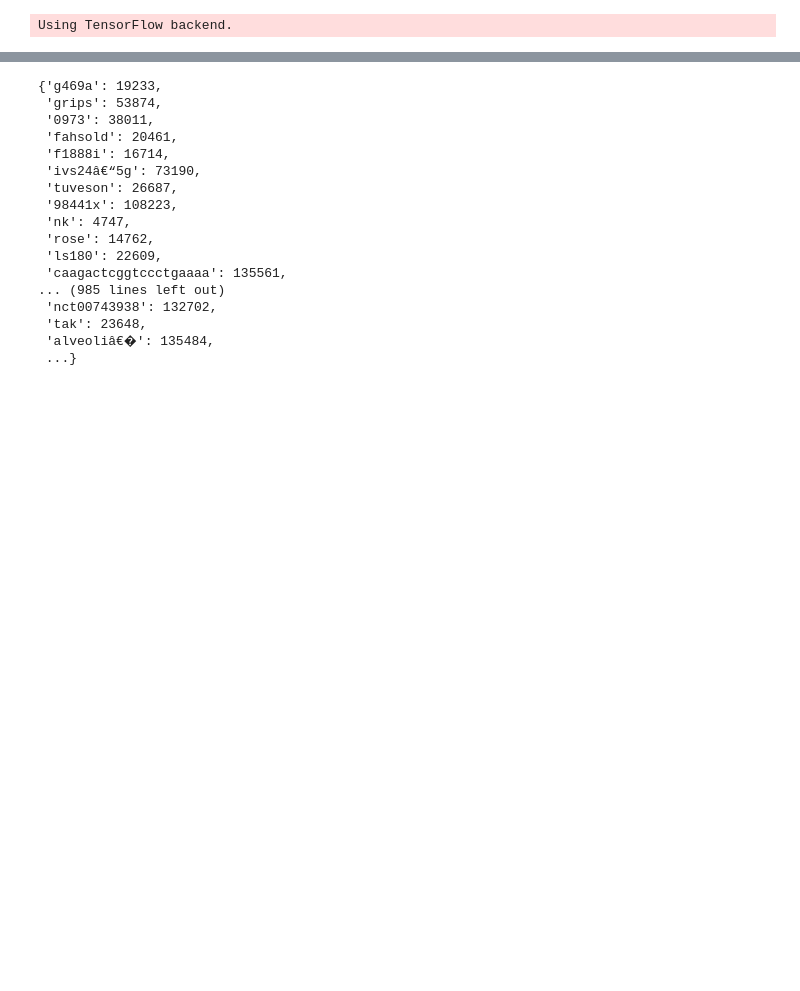
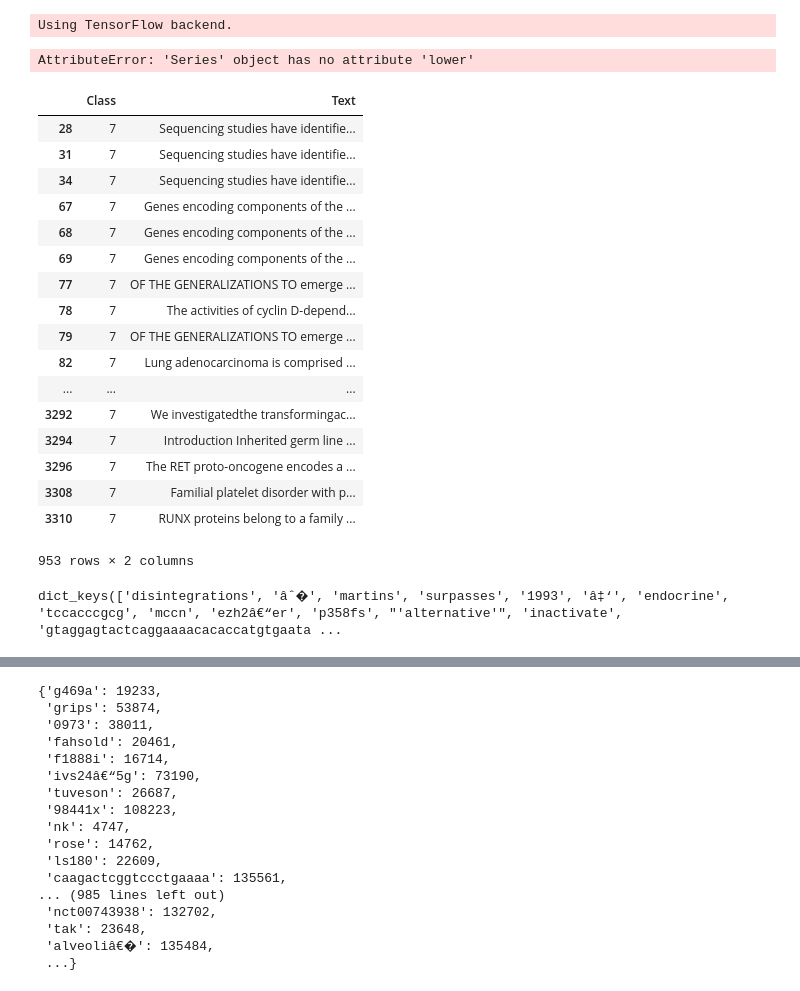
Before and after one commit to jmt7080/Redefine_cancer_treatment, a Jupyter notebook: cancer_notebook.ipynb, the cells around one changed output, grey strips where cells are left out. Saved outputs shown, nothing was run; the diff lists cells and outputs as text; code cells hidden in the pictures; blank space fills up the shorter version.

```diff
--- a/cancer_notebook.ipynb
+++ b/cancer_notebook.ipynb
@@ -645,6 +649,36 @@ from keras.layers.convolutional import MaxPooling1D
 Using TensorFlow backend.
 # %%
 sample1 = train_text['Text'][0]
-sample2 = train_text['Text']
+sample2 = train_combined[['Class', 'Text']]
 
 target2 = to_categorical(train_combined['Class'])
+# %%
+grp7 = sample2.groupby('Class').get_group(7)
+
+raw_text = grp7['Text'].lower()
+chars = sorted(list(set(raw_text)))
+n_chars = len(raw_text)
+n_vocab = len(chars)
+# %% [output]
+AttributeError: 'Series' object has no attribute 'lower'
+# %%
+grp7
+# %% [output]
+|  | Class | Text |
+| 28 | 7 | Sequencing studies have identifie... |
+| 31 | 7 | Sequencing studies have identifie... |
+| 34 | 7 | Sequencing studies have identifie... |
+| 67 | 7 | Genes encoding components of the ... |
+| 68 | 7 | Genes encoding components of the ... |
+| 69 | 7 | Genes encoding components of the ... |
+| 77 | 7 | OF THE GENERALIZATIONS TO emerge ... |
+| 78 | 7 | The activities of cyclin D-depend... |
+| 79 | 7 | OF THE GENERALIZATIONS TO emerge ... |
+| 82 | 7 | Lung adenocarcinoma is comprised ... |
+| ... | ... | ... |
+| 3292 | 7 | We investigatedthe transformingac... |
+| 3294 | 7 | Introduction Inherited germ line ... |
+| 3296 | 7 | The RET proto-oncogene encodes a ... |
+| 3308 | 7 | Familial platelet disorder with p... |
+| 3310 | 7 | RUNX proteins belong to a family ... |
+953 rows × 2 columns
@@ -650,0 +695,4 @@ target2 = to_categorical(train_combined['Class'])
+# %%
+chars
+# %% [output]
+dict_keys(['disintegrations', 'âˆ�', 'martins', 'surpasses', '1993', 'â‡‘', 'endocrine', 'tccacccgcg', 'mccn', 'ezh2â€“er', 'p358fs', "'alternative'", 'inactivate', 'gtaggagtactcaggaaaacacaccatgtgaata ...
```
Also changed, not shown: parts of 20 cells of this notebook.
